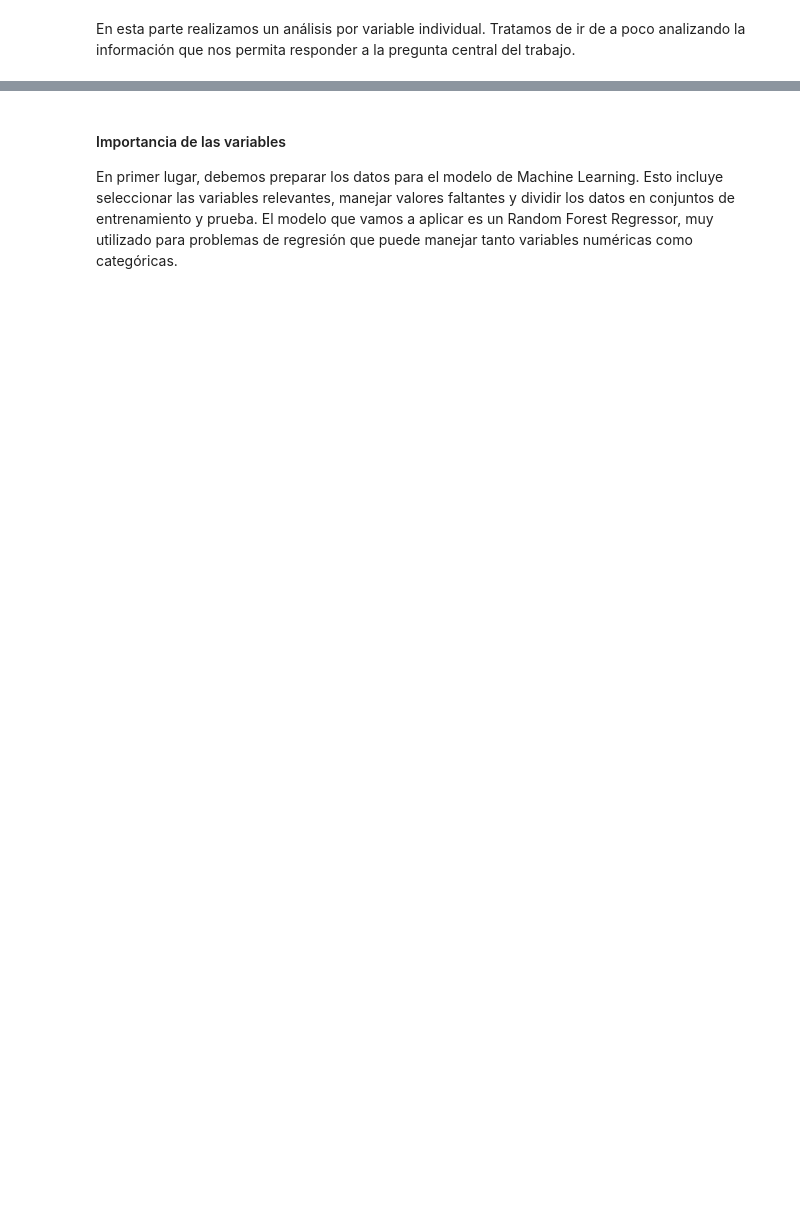
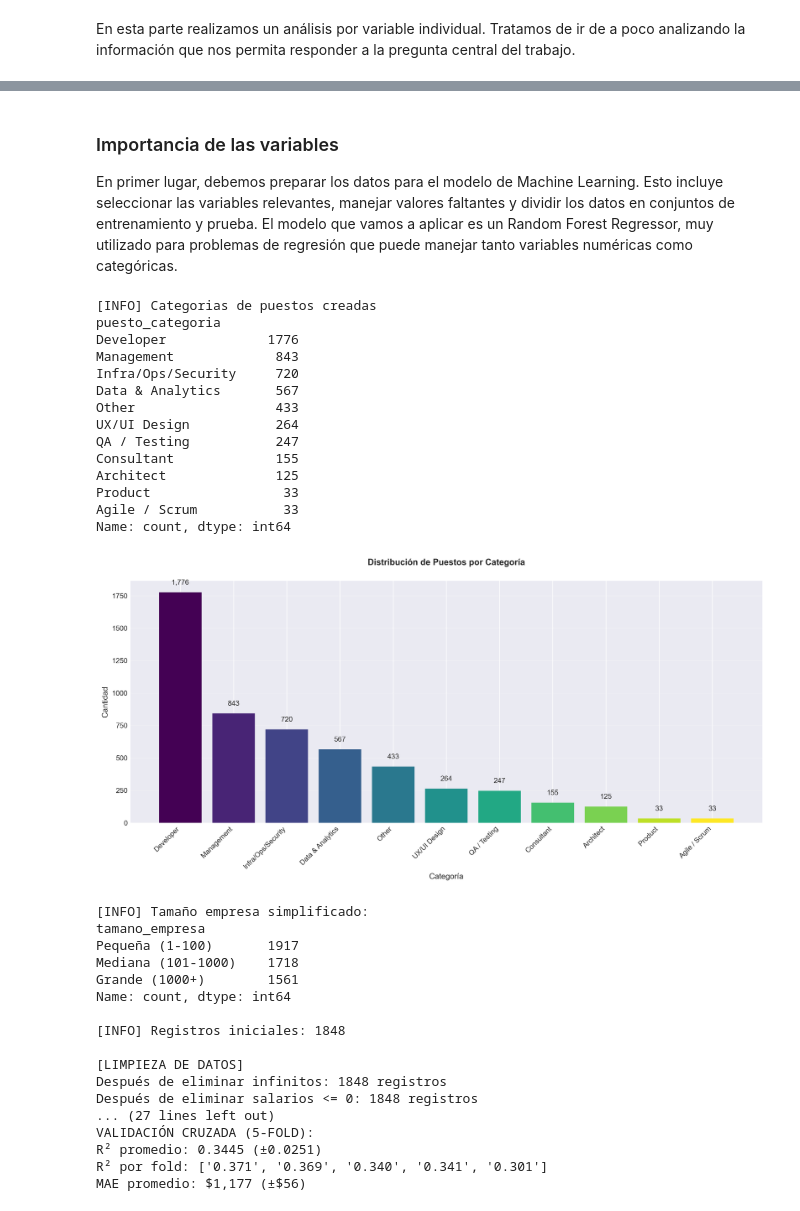
Before and after one commit to SabatoCom24212/EPDS_1A_2C25_Trabajo_de_simulaci-n_III, a Jupyter notebook: EPDS_1A_2C25_Trabajo_de_simulación_III.ipynb, the cells around one changed output, grey strips where cells are left out. Cells and saved outputs as stored; diff of their text form; code cells hidden in the pictures; blank space fills up the shorter version.

```diff
--- a/EPDS_1A_2C25_Trabajo_de_simulación_III.ipynb
+++ b/EPDS_1A_2C25_Trabajo_de_simulación_III.ipynb
@@ -594,7 +610,7 @@ print(resumen)
 
 En esta parte del trabajo, buscamos ir más allá del análisis descriptivo y explorar la importancia relativa de las variables en la predicción del salario utilizando técnicas de Machine Learning. Nuestro objetivo es identificar cuáles son las características más influyentes que determinan el salario de los profesionales en el sector IT y ver si existe una coincidencia entre estas variables y las que hemos identificado en nuestro análisis previo como parte de la "combinación ganadora". Creemos que al sumar este enfoque, podemos obtener una visión más completa y robusta de los factores que impactan en el salario, validando o complementando nuestras conclusiones anteriores con un análisis basado en datos y modelos predictivos.
 # %% [markdown]
-#### Importancia de las variables
+### Importancia de las variables
 
 En primer lugar, debemos preparar los datos para el modelo de Machine Learning. Esto incluye seleccionar las variables relevantes, manejar valores faltantes y dividir los datos en conjuntos de entrenamiento y prueba. El modelo que vamos a aplicar es un Random Forest Regressor, muy utilizado para problemas de regresión que puede manejar tanto variables numéricas como categóricas.
 # %%
@@ -633,16 +649,25 @@ print()
 
 # Visualización: Distribución de categorías de puestos
 puesto_cat_counts = df_clean['puesto_categoria'].value_counts()
-fig = px.bar(
-    x=puesto_cat_counts.index,
-    y=puesto_cat_counts.values,
-    title='Distribución de Puestos por Categoría',
-    labels={'x': 'Categoría', 'y': 'Cantidad'},
-    color=puesto_cat_counts.values,
-    color_continuous_scale='Viridis'
-)
-fig.update_layout(height=500, showlegend=False, xaxis_tickangle=-45)
-fig.show()
+
+fig, ax = plt.subplots(figsize=(12, 6))
+bars = ax.bar(range(len(puesto_cat_counts)), puesto_cat_counts.values,
+              color=plt.cm.viridis(np.linspace(0, 1, len(puesto_cat_counts))))
+
+ax.set_xticks(range(len(puesto_cat_counts)))
+ax.set_xticklabels(puesto_cat_counts.index, rotation=45, ha='right')
+ax.set_xlabel('Categoría')
+ax.set_ylabel('Cantidad')
+ax.set_title('Distribución de Puestos por Categoría', pad=20, fontweight='bold')
+ax.grid(axis='y', alpha=0.3)
+
+# Agregar valores en las barras
+for i, (bar, value) in enumerate(zip(bars, puesto_cat_counts.values)):
+    ax.text(bar.get_x() + bar.get_width()/2, bar.get_height() + 50,
+            f'{value:,}', ha='center', va='bottom', fontsize=9)
+
+plt.tight_layout()
+plt.show()
 
 # Simplificar tamaño de empresa
 def simplificar_tamano_empresa(tamano):
@@ -746,7 +771,7 @@ model = RandomForestRegressor(
     max_features='sqrt',
     max_samples=0.8,
     random_state=42,
-    n_jobs=-1
+    n_jobs=1  # <-- CAMBIAR DE -1 A 1
 )
 model.fit(X_train, y_train)
 print("[MODELO] Entrenado exitosamente\n")
@@ -756,33 +781,66 @@ y_pred_train = model.predict(X_train)
 y_pred_test = model.predict(X_test)
 
 mae_train = mean_absolute_error(y_train, y_pred_train)
 mae_test = mean_absolute_error(y_test, y_pred_test)
 rmse_test = np.sqrt(mean_squared_error(y_test, y_pred_test))
 r2_train = r2_score(y_train, y_pred_train)
 r2_test = r2_score(y_test, y_pred_test)
 
 print("MÉTRICAS DEL MODELO")
 print(f"MAE Train: ${mae_train:,.0f} USD")
 print(f"MAE Test:  ${mae_test:,.0f} USD")
 print(f"RMSE Test: ${rmse_test:,.0f} USD")
 print(f"R² Train:  {r2_train:.4f} ({r2_train*100:.2f}%)")
 print(f"R² Test:   {r2_test:.4f} ({r2_test*100:.2f}%)")
 
 # Verificar overfitting
 diff_r2 = r2_train - r2_test
 if diff_r2 > 0.1:
     print(f"\nAdvertencia: Posible overfitting (diferencia R²: {diff_r2:.3f})")
 else:
     print(f"\nEl modelo generaliza bien (diferencia R²: {diff_r2:.3f})")
 print()
 
 print("VALIDACIÓN CRUZADA (5-FOLD):")
-cv_scores = cross_val_score(model, X, y, cv=5, scoring='r2', n_jobs=-1)
+cv_scores = cross_val_score(model, X, y, cv=5, scoring='r2', n_jobs=1)  # <-- CAMBIAR DE -1 A 1
 print(f"R² promedio: {cv_scores.mean():.4f} (±{cv_scores.std():.4f})")
 print(f"R² por fold: {[f'{score:.3f}' for score in cv_scores]}")
 
 # Evaluar también MAE con validación cruzada
-cv_mae = -cross_val_score(model, X, y, cv=5, scoring='neg_mean_absolute_error', n_jobs=-1)
+cv_mae = -cross_val_score(model, X, y, cv=5, scoring='neg_mean_absolute_error', n_jobs=1)  # <-- CAMBIAR DE -1 A 1
 print(f"MAE promedio: ${cv_mae.mean():,.0f} (±${cv_mae.std():,.0f})")
 print()
+# %% [output]
+[INFO] Categorias de puestos creadas
+puesto_categoria
+Developer             1776
+Management             843
+Infra/Ops/Security     720
+Data & Analytics       567
+Other                  433
+UX/UI Design           264
+QA / Testing           247
+Consultant             155
+Architect              125
+Product                 33
+Agile / Scrum           33
+Name: count, dtype: int64
+[figure, added]
+[INFO] Tamaño empresa simplificado:
+tamano_empresa
+Pequeña (1-100)       1917
+Mediana (101-1000)    1718
+Grande (1000+)        1561
+Name: count, dtype: int64
+
+[INFO] Registros iniciales: 1848
+
+[LIMPIEZA DE DATOS]
+Después de eliminar infinitos: 1848 registros
+Después de eliminar salarios <= 0: 1848 registros
+... (27 lines left out)
+VALIDACIÓN CRUZADA (5-FOLD):
+R² promedio: 0.3445 (±0.0251)
+R² por fold: ['0.371', '0.369', '0.340', '0.341', '0.301']
+MAE promedio: $1,177 (±$56)
 # %% [markdown]
```
Also changed, not shown: parts of 31 cells of this notebook.
